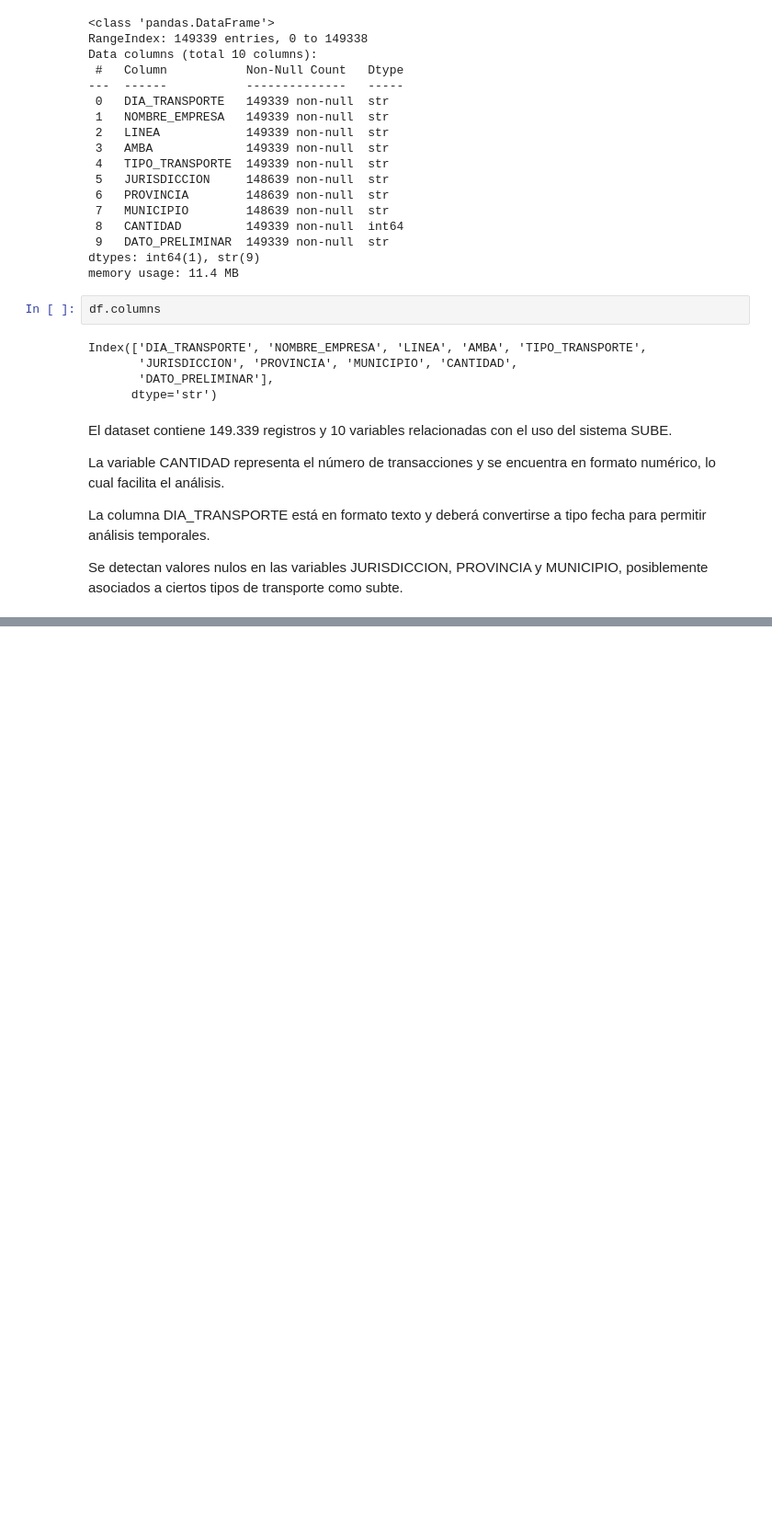
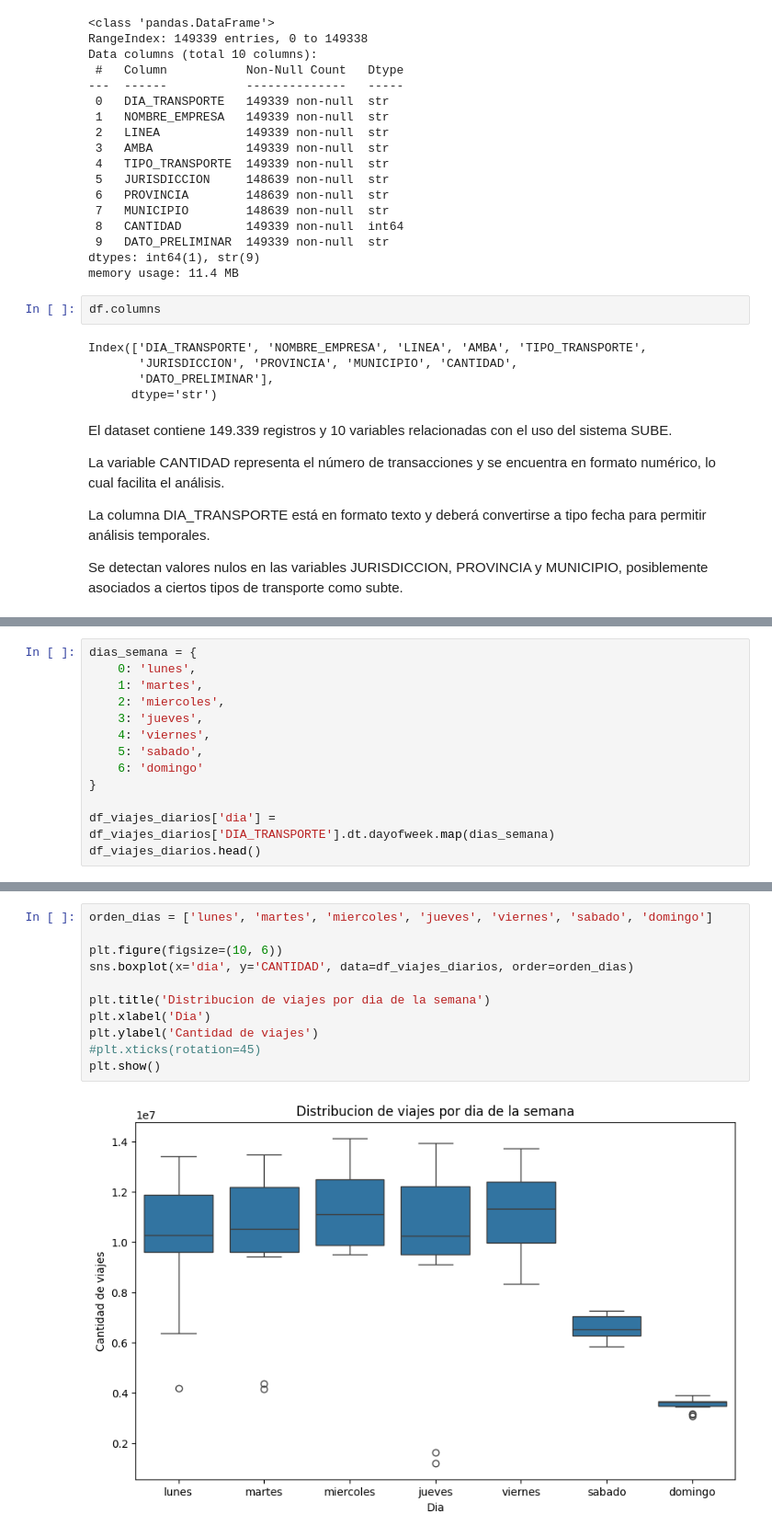
Before and after one commit to NachoGalle/Analisis-del-transporte-publico-en-Argentina, a Jupyter notebook: notebooks/eda_1.ipynb, the cells around one changed output, grey strips where cells are left out. Shown at 92% size. Cells and saved outputs as stored; diff of their text form; blank space fills up the shorter version.

```diff
--- a/notebooks/eda_1.ipynb
+++ b/notebooks/eda_1.ipynb
@@ -48,0 +92,13 @@ Se detectan valores nulos en las variables JURISDICCION, PROVINCIA y MUNICIPIO,
+# %%
+dias_semana = {
+    0: 'lunes',
+    1: 'martes',
+    2: 'miercoles',
+    3: 'jueves',
+    4: 'viernes',
+    5: 'sabado',
+    6: 'domingo'
+}
+
+df_viajes_diarios['dia'] = df_viajes_diarios['DIA_TRANSPORTE'].dt.dayofweek.map(dias_semana)
+df_viajes_diarios.head()
@@ -48,0 +112,13 @@ Se detectan valores nulos en las variables JURISDICCION, PROVINCIA y MUNICIPIO,
+# %%
+orden_dias = ['lunes', 'martes', 'miercoles', 'jueves', 'viernes', 'sabado', 'domingo']
+
+plt.figure(figsize=(10, 6))
+sns.boxplot(x='dia', y='CANTIDAD', data=df_viajes_diarios, order=orden_dias)
+
+plt.title('Distribucion de viajes por dia de la semana')
+plt.xlabel('Dia')
+plt.ylabel('Cantidad de viajes')
+#plt.xticks(rotation=45)
+plt.show()
+# %% [output]
+[figure, added]
```
Also changed, not shown: parts of 7 cells of this notebook.
